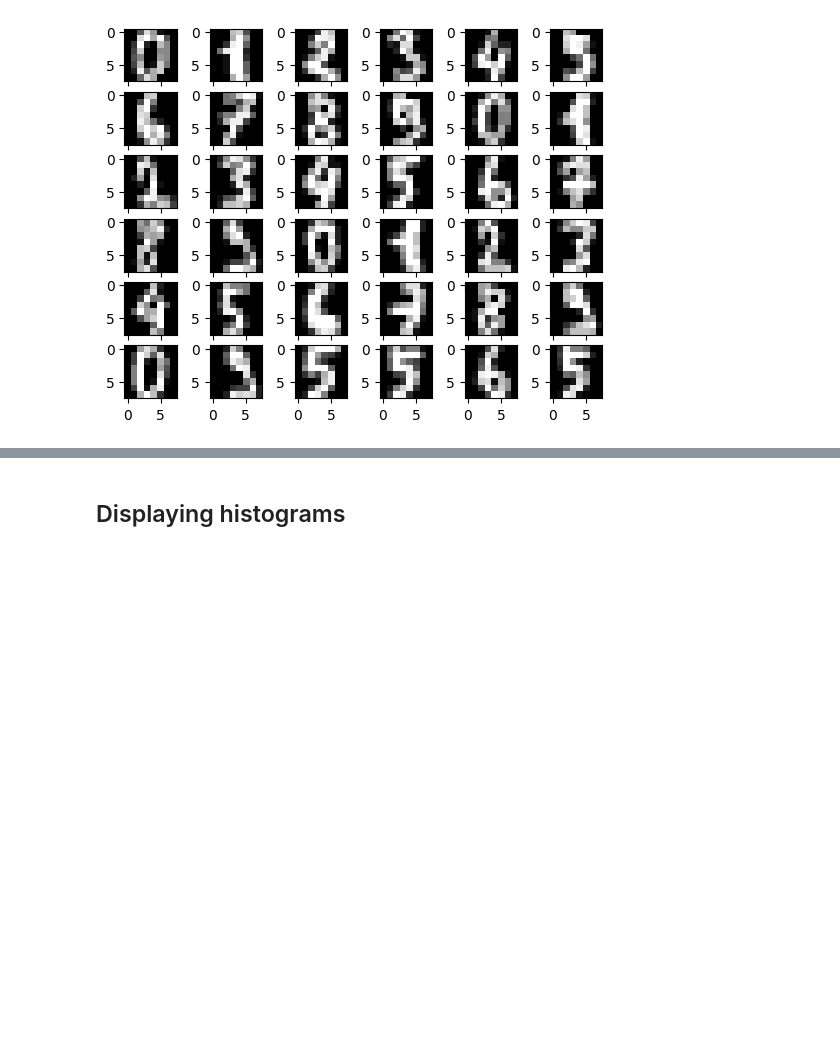
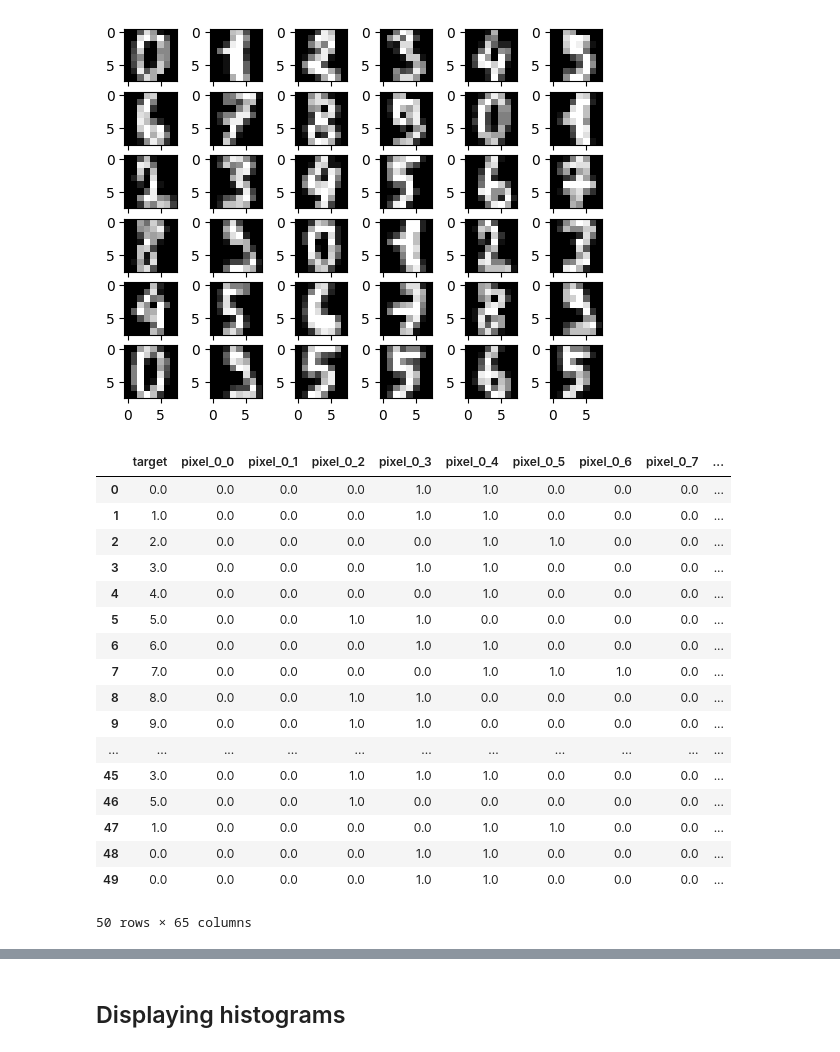
Before and after one commit to Luncenok/Data-mining, a Jupyter notebook: dm_data_preprocessing (1).ipynb, the cells around one changed output, grey strips where cells are left out. Drawn from its saved outputs; the diff is of its cells as text; code cells hidden in the pictures; blank space fills up the shorter version.

```diff
--- a/dm_data_preprocessing (1).ipynb
+++ b/dm_data_preprocessing (1).ipynb
@@ -515,3 +525,38 @@ X_binned = None
+# %%
+#
+digits_dataframe.describe()
+normalizer = preprocessing.MinMaxScaler().fit(digits_dataframe.iloc[:, :-1])
+X_normalized = pd.DataFrame(normalizer.transform(digits_dataframe.iloc[:, :-1]), columns=digits.feature_names)
+X_normalized.describe()
+binarize = preprocessing.Binarizer(threshold=0.5).fit(X_normalized)
+
+X_binned = pd.DataFrame(binarize.transform(X_normalized), columns=digits.feature_names)
+
+pd.concat([digits_dataframe.target, X_binned], axis=1).head(50)
+# binarize = preprocessing.Binarizer(threshold=13.5).fit(X)
+#
+# X_binned = pd.DataFrame(binarize.transform(X), columns=cols)
+#
+# pd.concat([wine_dataframe.alcohol, X_binned.alcohol], axis=1).head(50)
+# %% [output]
+|  | target | pixel_0_0 | pixel_0_1 | pixel_0_2 | pixel_0_3 | pixel_0_4 | pixel_0_5 | pixel_0_6 | pixel_0_7 | ... |
+| 0 | 0.0 | 0.0 | 0.0 | 0.0 | 1.0 | 1.0 | 0.0 | 0.0 | 0.0 | ... |
+| 1 | 1.0 | 0.0 | 0.0 | 0.0 | 1.0 | 1.0 | 0.0 | 0.0 | 0.0 | ... |
+| 2 | 2.0 | 0.0 | 0.0 | 0.0 | 0.0 | 1.0 | 1.0 | 0.0 | 0.0 | ... |
+| 3 | 3.0 | 0.0 | 0.0 | 0.0 | 1.0 | 1.0 | 0.0 | 0.0 | 0.0 | ... |
+| 4 | 4.0 | 0.0 | 0.0 | 0.0 | 0.0 | 1.0 | 0.0 | 0.0 | 0.0 | ... |
+| 5 | 5.0 | 0.0 | 0.0 | 1.0 | 1.0 | 0.0 | 0.0 | 0.0 | 0.0 | ... |
+| 6 | 6.0 | 0.0 | 0.0 | 0.0 | 1.0 | 1.0 | 0.0 | 0.0 | 0.0 | ... |
+| 7 | 7.0 | 0.0 | 0.0 | 0.0 | 0.0 | 1.0 | 1.0 | 1.0 | 0.0 | ... |
+| 8 | 8.0 | 0.0 | 0.0 | 1.0 | 1.0 | 0.0 | 0.0 | 0.0 | 0.0 | ... |
+| 9 | 9.0 | 0.0 | 0.0 | 1.0 | 1.0 | 0.0 | 0.0 | 0.0 | 0.0 | ... |
+| ... | ... | ... | ... | ... | ... | ... | ... | ... | ... | ... |
+| 45 | 3.0 | 0.0 | 0.0 | 1.0 | 1.0 | 1.0 | 0.0 | 0.0 | 0.0 | ... |
+| 46 | 5.0 | 0.0 | 0.0 | 1.0 | 0.0 | 0.0 | 0.0 | 0.0 | 0.0 | ... |
+| 47 | 1.0 | 0.0 | 0.0 | 0.0 | 0.0 | 1.0 | 1.0 | 0.0 | 0.0 | ... |
+| 48 | 0.0 | 0.0 | 0.0 | 0.0 | 1.0 | 1.0 | 0.0 | 0.0 | 0.0 | ... |
+| 49 | 0.0 | 0.0 | 0.0 | 0.0 | 1.0 | 1.0 | 0.0 | 0.0 | 0.0 | ... |
+50 rows × 65 columns
 # %%
 data = X_binned.to_numpy()
 plt.figure(figsize=(32, 32))
```
Also changed, not shown: parts of 5 cells of this notebook.
